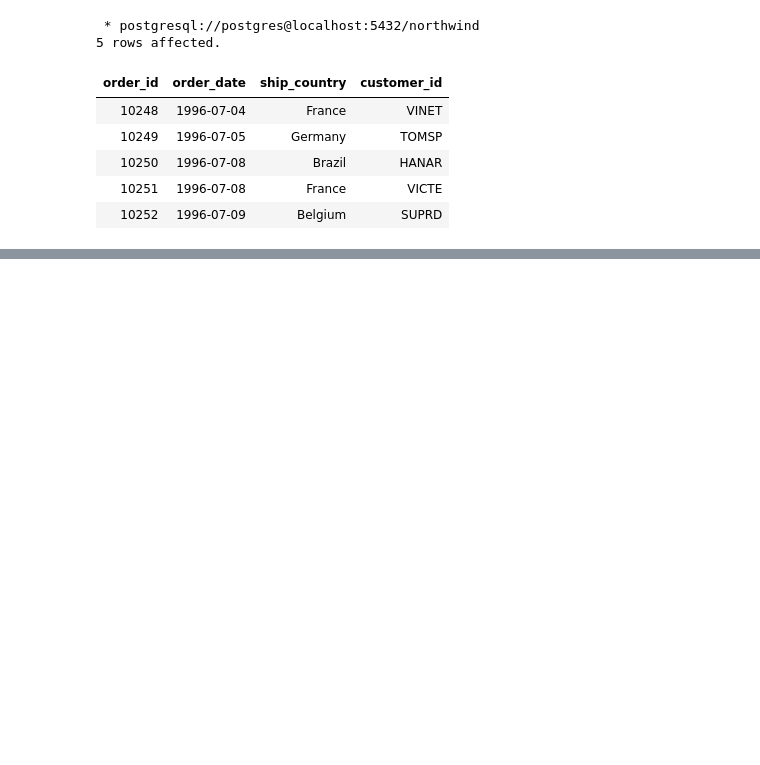
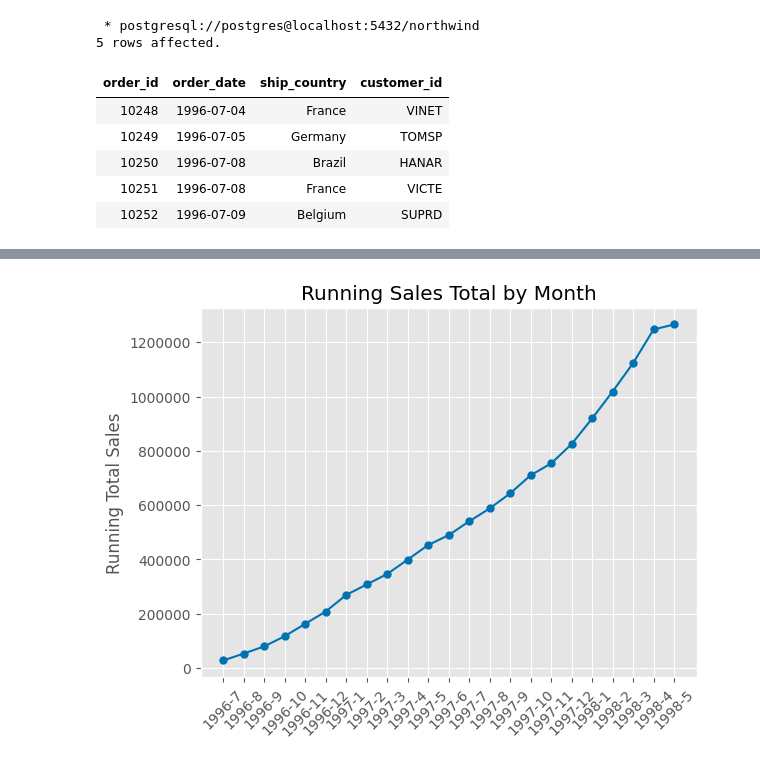
Before and after one commit to moscmh/NorthWind, a Jupyter notebook: northwind.ipynb, the cells around one changed output, grey strips where cells are left out. Cells and saved outputs as stored; diff of their text form; code cells hidden in the pictures; blank space fills up the shorter version.

```diff
--- a/northwind.ipynb
+++ b/northwind.ipynb
@@ -48,0 +166,19 @@ LIMIT 5
+# %%
+query = """
+WITH truncated AS (
+    SELECT order_id, DATE_TRUNC('month', order_date) AS date
+    FROM orders
+)
+
+SELECT
+    EXTRACT(YEAR FROM T.date) || '-' || EXTRACT(MONTH FROM T.date) AS month,
+    ROUND(SUM(SUM(OD.unit_price * OD.quantity * (1-OD.discount)))
+          OVER(ORDER BY T.date)::numeric, 0) AS RunningTotal
+FROM truncated T
+INNER JOIN order_details OD ON T.order_id = OD.order_id
+GROUP BY T.date
+"""
+
+result = %sql $query
+running_total = pd.DataFrame(result)
+running_total
@@ -48,0 +205,9 @@ LIMIT 5
+# %%
+plt.plot('month', 'runningtotal', marker='o', markersize=5, data=running_total)
+plt.ticklabel_format(style='plain', axis='y')
+plt.xticks(rotation=45)
+plt.ylabel("Running Total Sales")
+plt.title("Running Sales Total by Month")
+plt.show()
+# %% [output]
+[figure, added]
```
Also changed, not shown: parts of 12 cells of this notebook.
